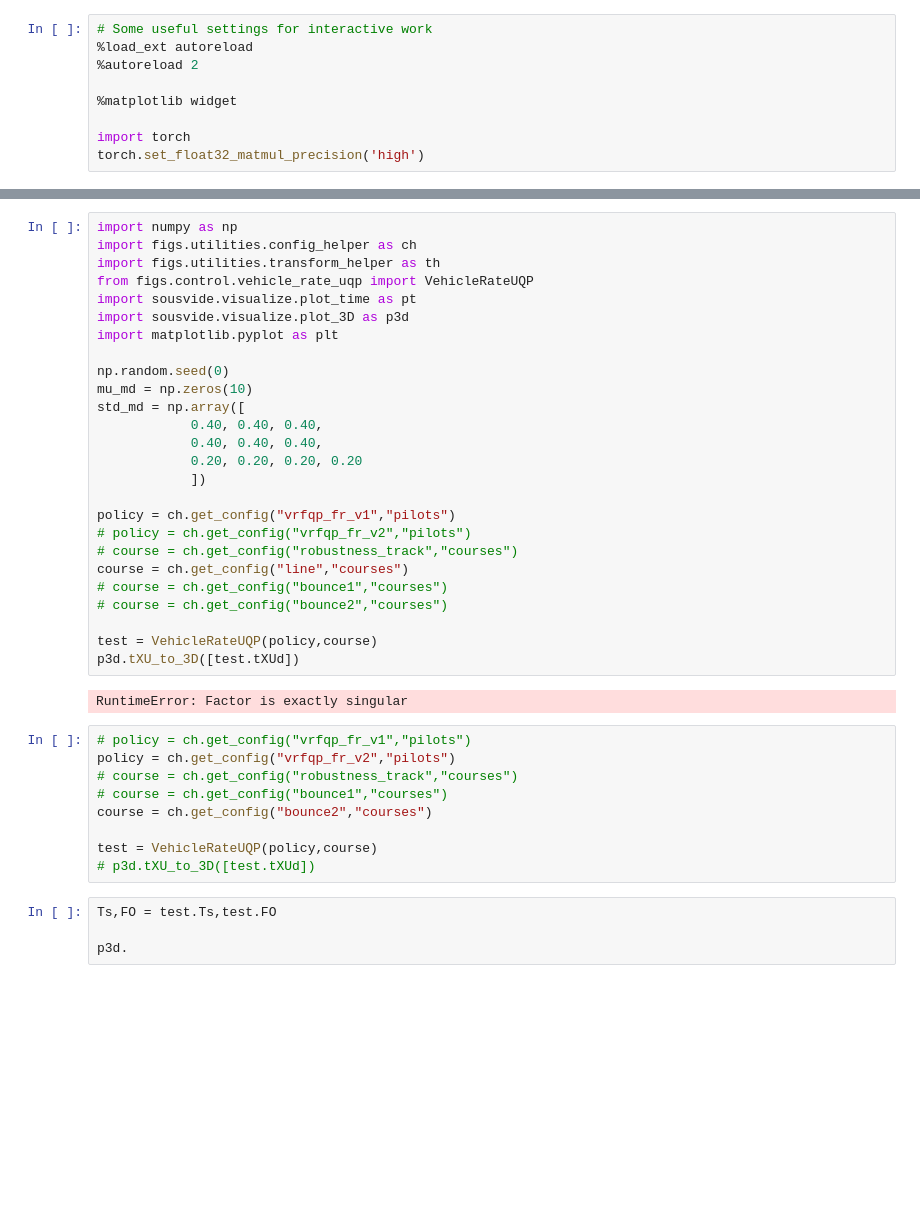
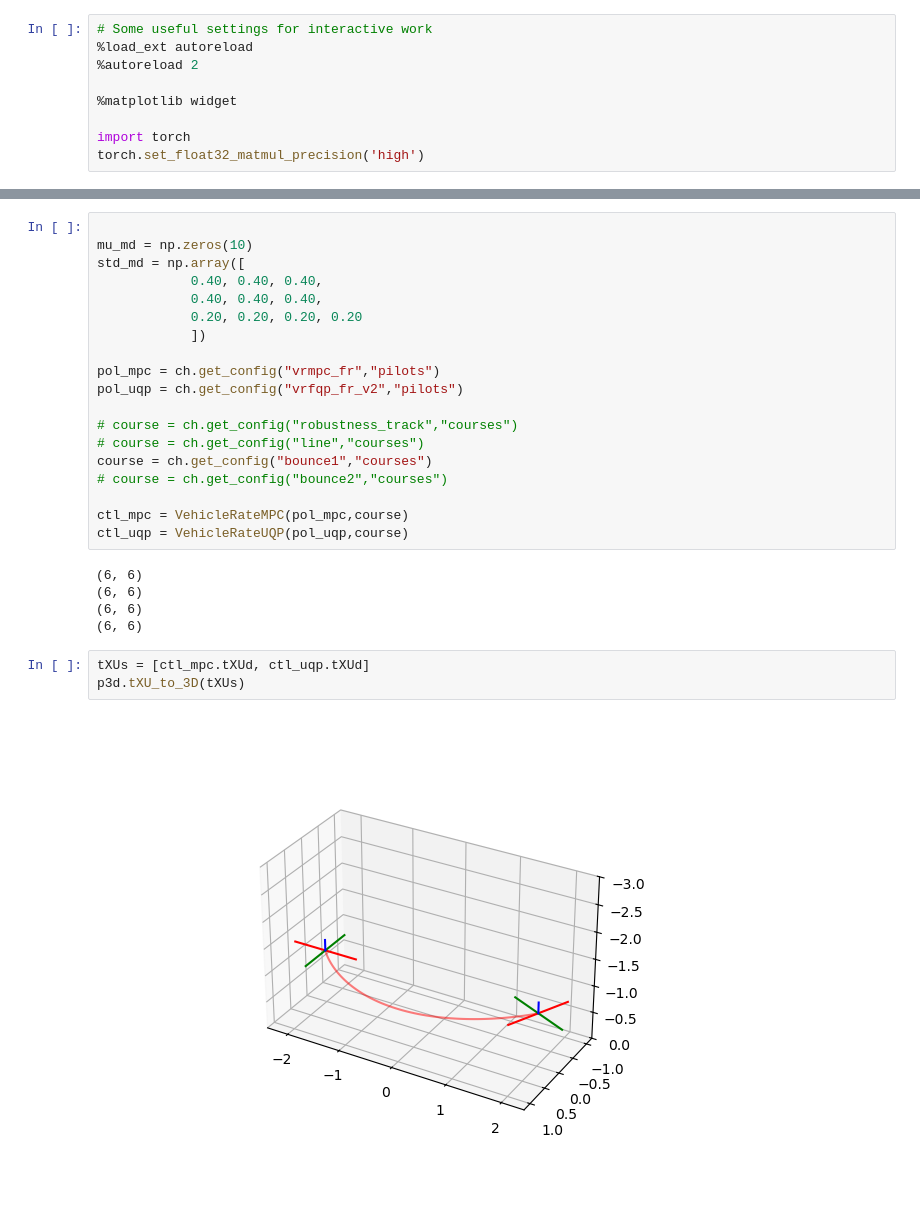
Before and after one commit to denisfliu/SousVide, a Jupyter notebook: notebooks/vit_transformers.ipynb, the cells around one changed output, grey strips where cells are left out. Saved outputs shown, nothing was run; the diff lists cells and outputs as text; blank space fills up the shorter version.

```diff
--- a/notebooks/vit_transformers.ipynb
+++ b/notebooks/vit_transformers.ipynb
@@ -18,13 +28,5 @@ import sousvide.flight.deploy_figs as df
 # %%
-import numpy as np
-import figs.utilities.config_helper as ch
-import figs.utilities.transform_helper as th
-from figs.control.vehicle_rate_uqp import VehicleRateUQP
-import sousvide.visualize.plot_time as pt
-import sousvide.visualize.plot_3D as p3d
-import matplotlib.pyplot as plt
 
-np.random.seed(0)
 mu_md = np.zeros(10)
 std_md = np.array([
             0.40, 0.40, 0.40,
@@ -32,27 +34,23 @@ std_md = np.array([
             0.20, 0.20, 0.20, 0.20
             ])
 
-policy = ch.get_config("vrfqp_fr_v1","pilots")
-# policy = ch.get_config("vrfqp_fr_v2","pilots")
+pol_mpc = ch.get_config("vrmpc_fr","pilots")
+pol_uqp = ch.get_config("vrfqp_fr_v2","pilots")
+
 # course = ch.get_config("robustness_track","courses")
-course = ch.get_config("line","courses")
-# course = ch.get_config("bounce1","courses")
+# course = ch.get_config("line","courses")
+course = ch.get_config("bounce1","courses")
 # course = ch.get_config("bounce2","courses")
 
-test = VehicleRateUQP(policy,course)
-p3d.tXU_to_3D([test.tXUd])
+ctl_mpc = VehicleRateMPC(pol_mpc,course)
+ctl_uqp = VehicleRateUQP(pol_uqp,course)
 # %% [output]
-RuntimeError: Factor is exactly singular
+(6, 6)
+(6, 6)
+(6, 6)
+(6, 6)
-# %%
-# policy = ch.get_config("vrfqp_fr_v1","pilots")
-policy = ch.get_config("vrfqp_fr_v2","pilots")
-# course = ch.get_config("robustness_track","courses")
-# course = ch.get_config("bounce1","courses")
-course = ch.get_config("bounce2","courses")
-
-test = VehicleRateUQP(policy,course)
-# p3d.tXU_to_3D([test.tXUd])
-# %%
-Ts,FO = test.Ts,test.FO
-
-p3d.
+# %%
+tXUs = [ctl_mpc.tXUd, ctl_uqp.tXUd]
+p3d.tXU_to_3D(tXUs)
+# %% [output]
+[figure, added]
```
Also changed, not shown: parts of 2 cells of this notebook, 5 other files.
